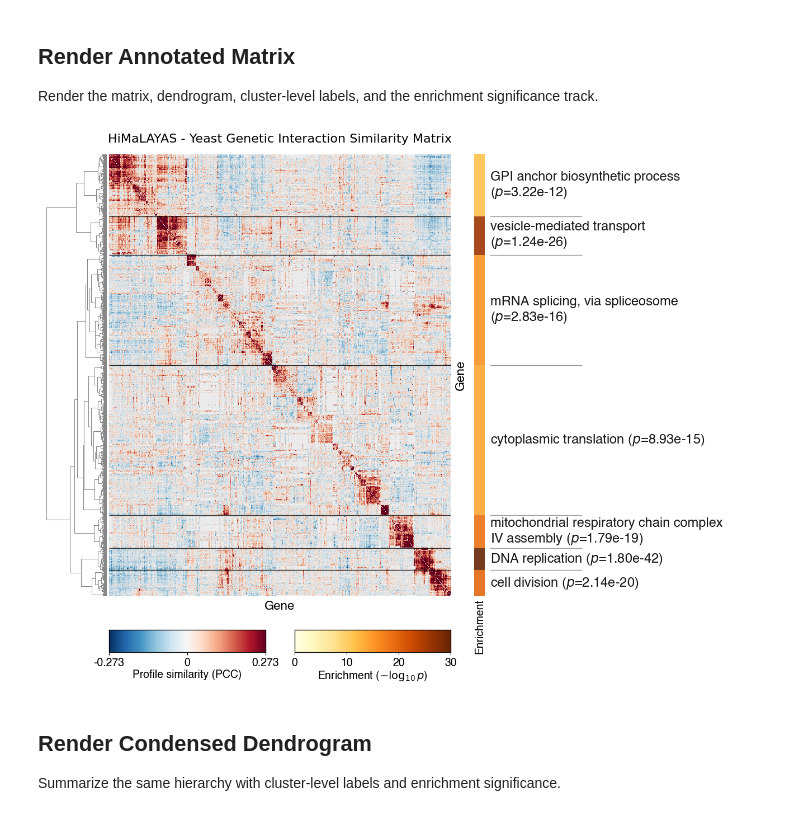
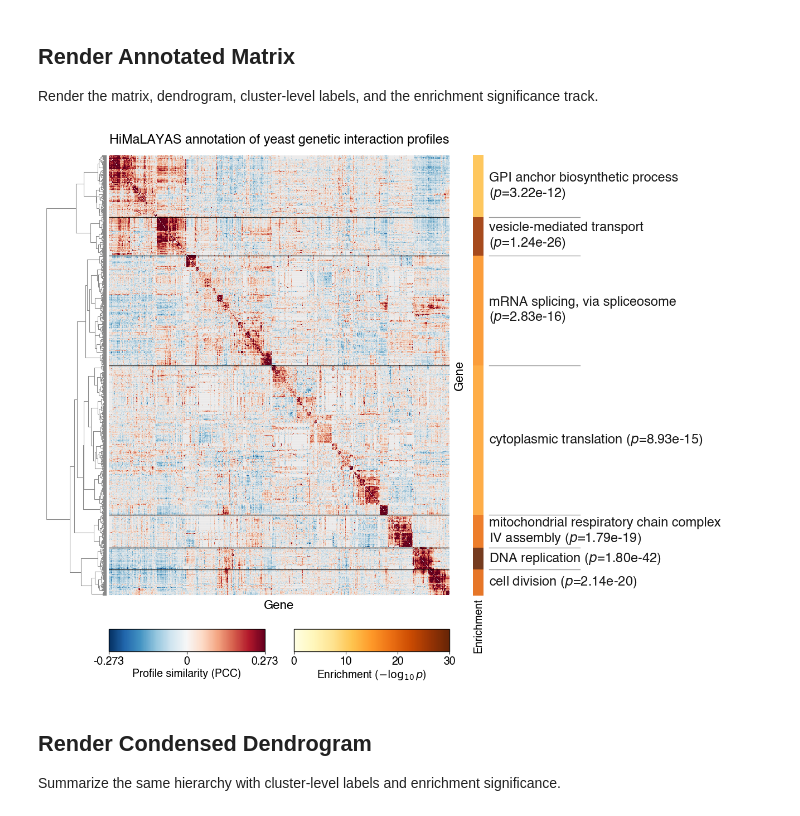
Before and after one commit to himalayas-base/himalayas-publication, a Jupyter notebook: fig_1.ipynb, the cells around one changed output. Saved outputs shown, nothing was run; the diff lists cells and outputs as text; code cells hidden in the pictures.

Commit message:
update figure notebooks

```diff
--- a/fig_1.ipynb
+++ b/fig_1.ipynb
@@ -173,10 +173,10 @@ plotter = (
     Plotter(results_sig)
     .set_background(color=BACKGROUND_COLOR)
     .plot_title(
-        "HiMaLAYAS - Yeast Genetic Interaction Similarity Matrix",
+        "HiMaLAYAS annotation of yeast genetic interaction profiles",
         color=LABEL_COLOR,
         font=FONT,
-        fontsize=16,
+        fontsize=16.75,
     )
     .plot_dendrogram(
         axes=[0.06, 0.16, 0.09, 0.79],
@@ -256,34 +256,34 @@ plotter = (
         name="enrichment",
         cmap="YlOrBr",
         norm=Normalize(0, 30),
         label=r"Enrichment ($-\log_{10}p$)",
         ticks=[0, 10, 20, 30],
     )
     .plot_colorbars(
         ncols=2,
         height=0.04,
         gap=0.06,
         hpad=0.04,
         vpad=0.00,
         fontsize=14,
         font=FONT,
         color=LABEL_COLOR,
         border_color=LABEL_COLOR,
         border_width=1.0,
         border_alpha=0.9,
         tick_decimals=3,
     )
 )
 
 plotter.save(
     PNG_DIR / "yeast_gi_similarity_matrix.png",
     dpi=300,
     bbox_inches="tight",
     pad_inches=0.02,
 )
 plotter.show()
 # %% [output]
-[figure, old version]
+[figure, new version]
 # %% [markdown]
 ## Render Condensed Dendrogram
 
```
Also changed, not shown: parts of 1 cell of this notebook, 2 other files.
